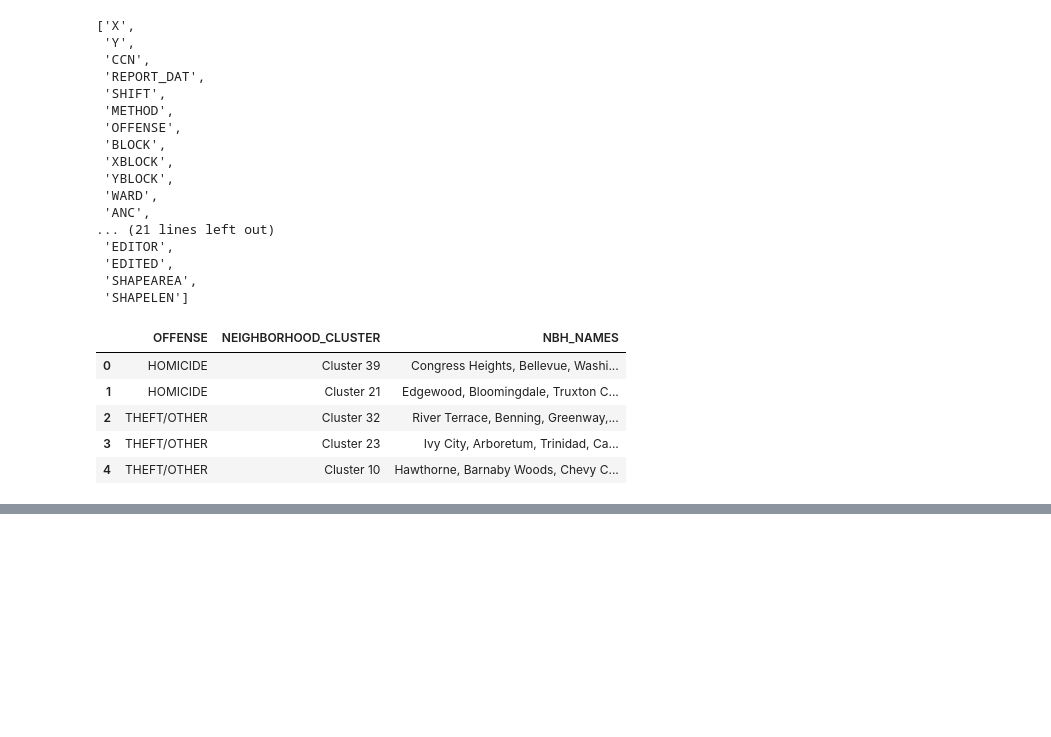
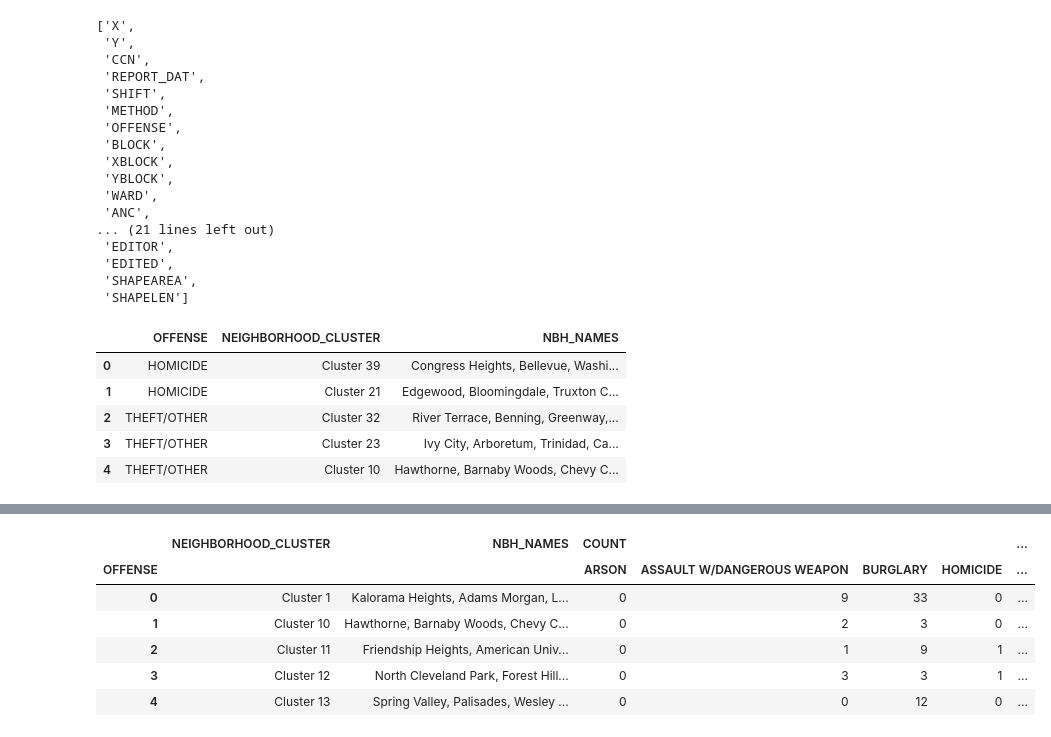
Before and after one commit to rebeccalwagner/PPOL_5203_FinalProject, a Jupyter notebook: files/visualizations/open_data_dc_viz.ipynb, the cells around one changed output, grey strips where cells are left out. Cells and saved outputs as stored; diff of their text form; code cells hidden in the pictures; blank space fills up the shorter version.

```diff
--- a/files/visualizations/open_data_dc_viz.ipynb
+++ b/files/visualizations/open_data_dc_viz.ipynb
@@ -112,0 +106,16 @@ with_neighborhoods_filter.shape
+# %%
+crime_neighborhood = neighborhoods_cleaned.pivot_table(
+    index = ['NEIGHBORHOOD_CLUSTER', "NBH_NAMES"],
+    columns = ['OFFENSE'], aggfunc = np.sum, fill_value = 0)
+
+crime_neighborhood = crime_neighborhood.reset_index()
+# %%
+crime_neighborhood.head()
+# %% [output]
+|  | NEIGHBORHOOD_CLUSTER | NBH_NAMES | COUNT |  |  |  | ... |
+| OFFENSE |  |  | ARSON | ASSAULT W/DANGEROUS WEAPON | BURGLARY | HOMICIDE | ... |
+| 0 | Cluster 1 | Kalorama Heights, Adams Morgan, L... | 0 | 9 | 33 | 0 | ... |
+| 1 | Cluster 10 | Hawthorne, Barnaby Woods, Chevy C... | 0 | 2 | 3 | 0 | ... |
+| 2 | Cluster 11 | Friendship Heights, American Univ... | 0 | 1 | 9 | 1 | ... |
+| 3 | Cluster 12 | North Cleveland Park, Forest Hill... | 0 | 3 | 3 | 1 | ... |
+| 4 | Cluster 13 | Spring Valley, Palisades, Wesley ... | 0 | 0 | 12 | 0 | ... |
```
Also changed, not shown: parts of 4 cells of this notebook.
